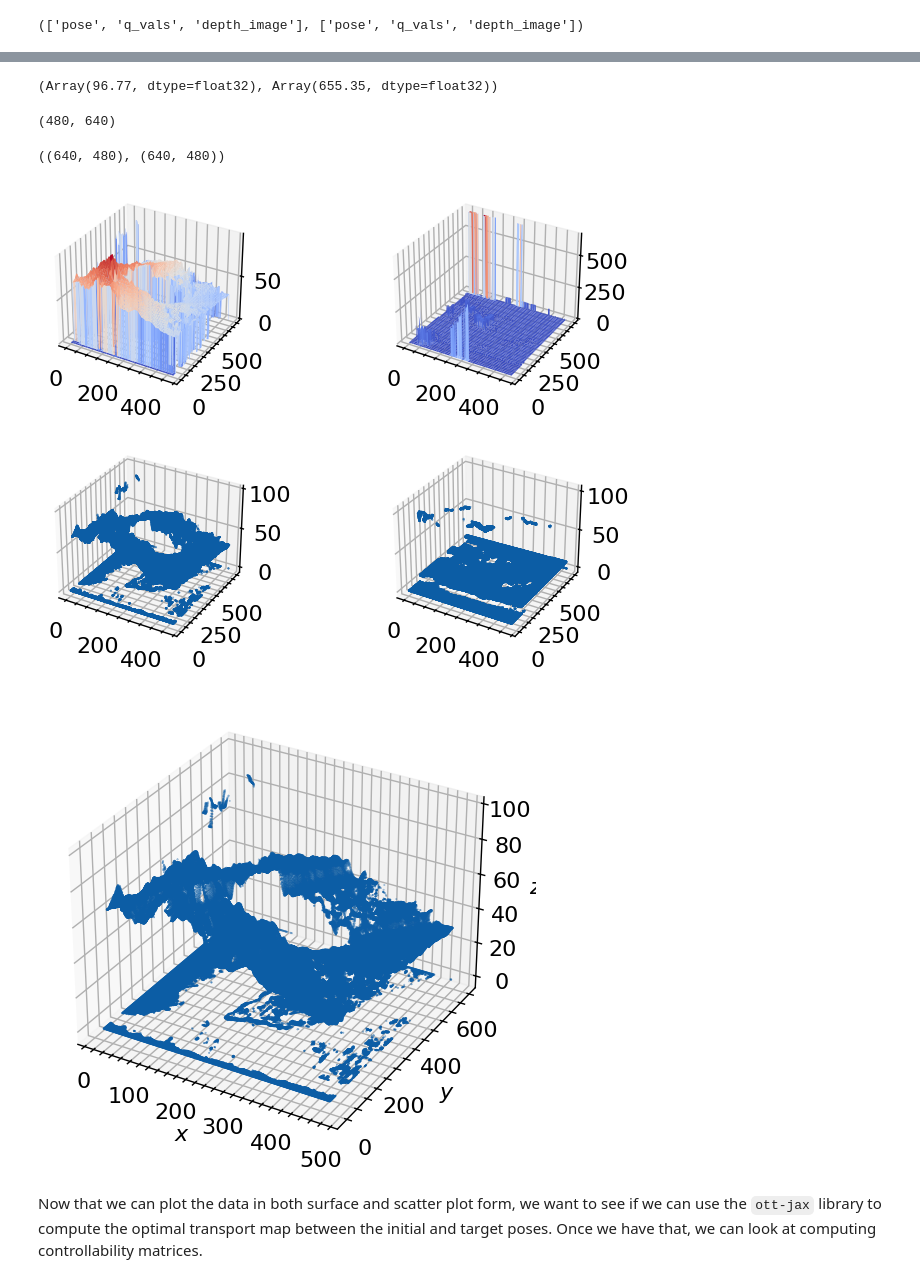
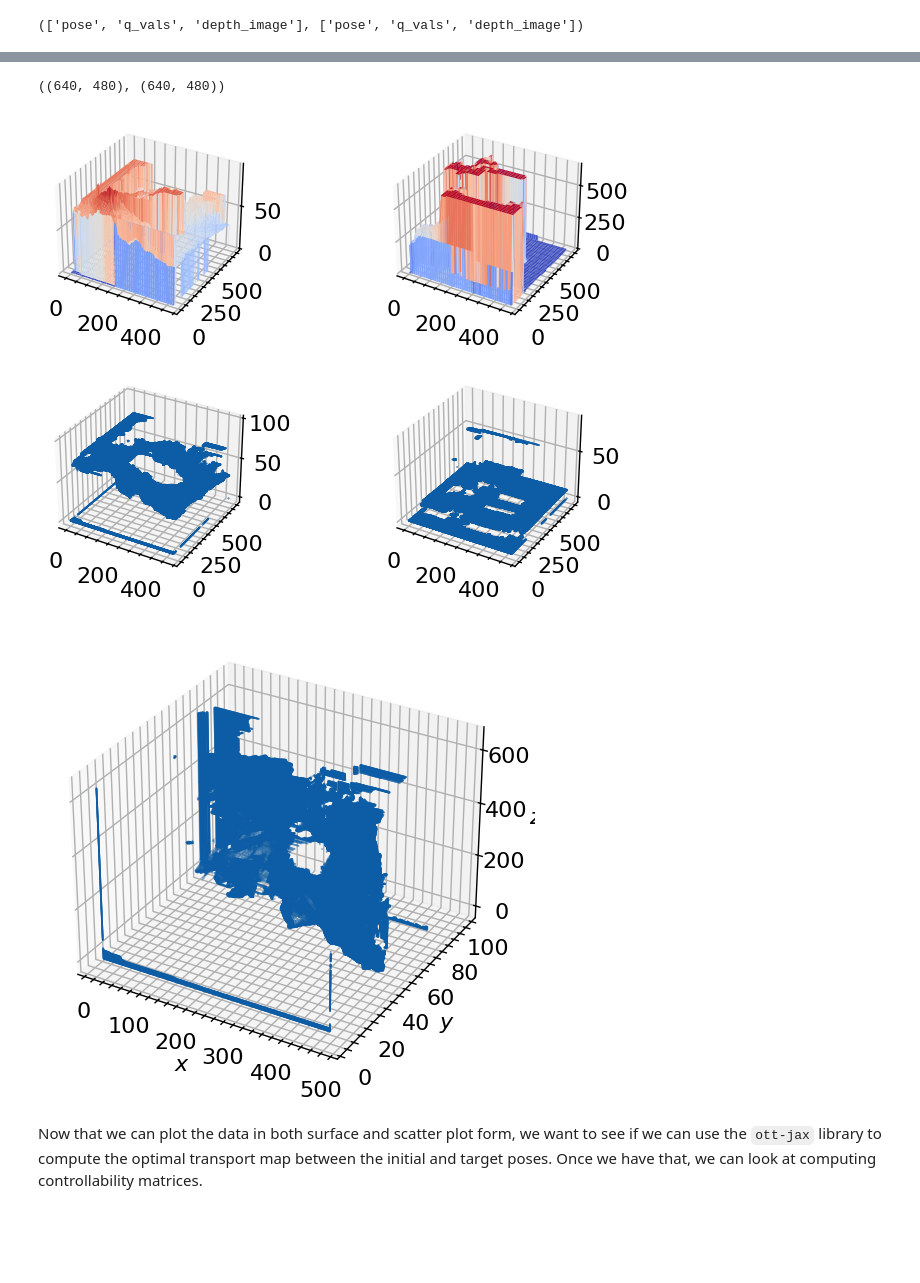
Before and after one commit to ManufacturingInformatics/geo-visual-servo, a Jupyter notebook: notebooks/pc_transport_map.ipynb, the cells around one changed output, grey strips where cells are left out. Saved outputs shown, nothing was run; the diff lists cells and outputs as text; code cells hidden in the pictures; blank space fills up the shorter version.

```diff
--- a/notebooks/pc_transport_map.ipynb
+++ b/notebooks/pc_transport_map.ipynb
@@ -11,8 +11,8 @@ import scienceplots
 
 plt.style.use(['science', 'notebook'])
 # %%
-target_pose = jnp.load('data/target_pose.npz')
-initial_pose = jnp.load('data/initial_pose_square.npz')
+target_pose = jnp.load('data/target_square_hole.npz')
+initial_pose = jnp.load('data/initial_pose_1.npz')
 target_pose.files, initial_pose.files
 # %% [output]
 (['pose', 'q_vals', 'depth_image'], ['pose', 'q_vals', 'depth_image'])
@@ -35,11 +35,3 @@ plt.show()
-# %%
-jnp.amax(initial_pose['depth_image']*0.01), jnp.amax(target_pose['depth_image']*0.01)
-# %% [output]
-(Array(96.77, dtype=float32), Array(655.35, dtype=float32))
-# %%
-initial_pose['depth_image'].shape
-# %% [output]
-(480, 640)
 # %%
 x = jnp.arange(0, 480, 1)
 y = jnp.arange(0, 640, 1)
@@ -63,16 +55,16 @@ surf_2 = ax[0,1].plot_surface(X.T, Y.T, 0.01*target_pose['depth_image'], cmap=pl
 scatter_1 = ax[1,0].scatter(X, Y, initial_cloud.T, s=0.1)
 scatter_2 = ax[1,1].scatter(X, Y, target_cloud.T, s=0.1)
 # %% [output]
-[figure, old version]
+[figure, new version]
 # %%
 fig, ax = plt.subplots(subplot_kw={"projection": "3d"})
-ax.scatter(X, Y, initial_cloud.T, s=0.1)
+ax.scatter(X, initial_cloud.T, Y, s=0.1)
 ax.set_xlabel('$x$')
 ax.set_ylabel('$y$')
 ax.set_zlabel('$z$')
 plt.show()
 # %% [output]
-[figure, old version]
+[figure, new version]
 # %% [markdown]
 Now that we can plot the data in both surface and scatter plot form, we want to see if we can use the `ott-jax` library to compute the optimal transport map between the initial and target poses. Once we have that, we can look at computing controllability matrices.
 # %%
```
Also changed, not shown: parts of 7 cells of this notebook, 23 other files.
